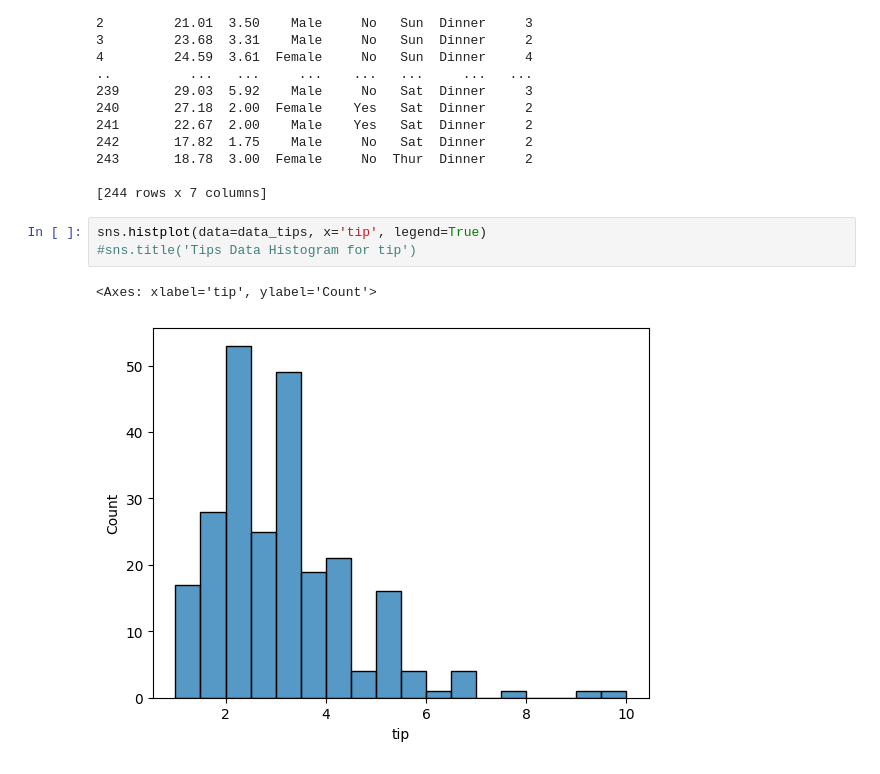
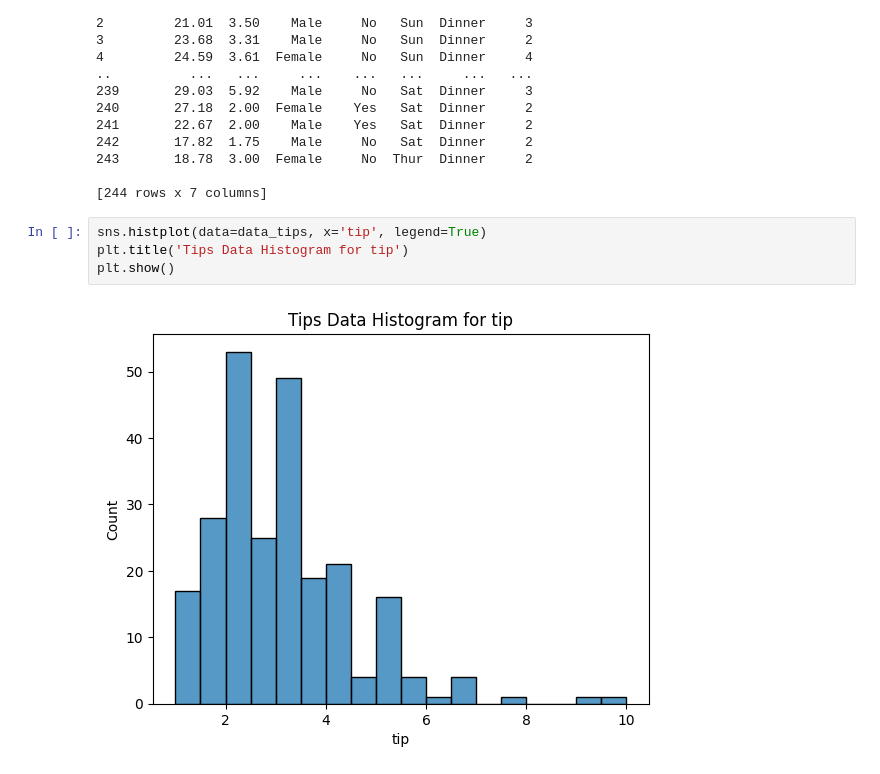
Before and after one commit to FahimHafiz/Vaccination-Dataset-Preprocessing-Analysis-and-Prediction-Using-Machine-Learning, a Jupyter notebook: example_data_visualization.ipynb, the cells around one changed output. Drawn from its saved outputs; the diff is of its cells as text.

```diff
--- a/example_data_visualization.ipynb
+++ b/example_data_visualization.ipynb
@@ -85,10 +85,10 @@ print(data_tips)
 [244 rows x 7 columns]
 # %%
 sns.histplot(data=data_tips, x='tip', legend=True)
-#sns.title('Tips Data Histogram for tip')
+plt.title('Tips Data Histogram for tip')
+plt.show()
 # %% [output]
-<Axes: xlabel='tip', ylabel='Count'>
-[figure, old version]
+[figure, new version]
 # %%
 # Scatter plot using sns
 sns.scatterplot(x='total_bill', y='tip', data=data_tips, color='g')
```
Also changed, not shown: parts of 45 cells of this notebook.
